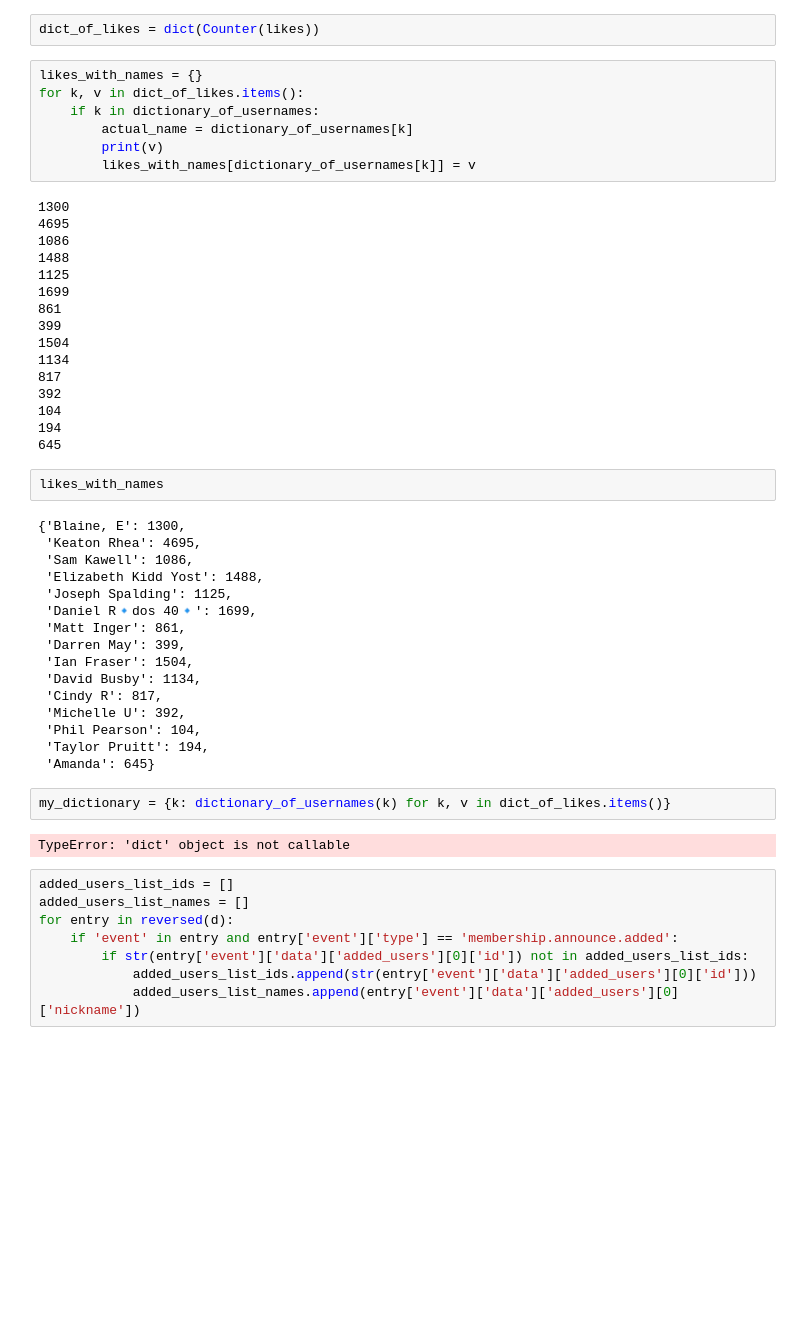
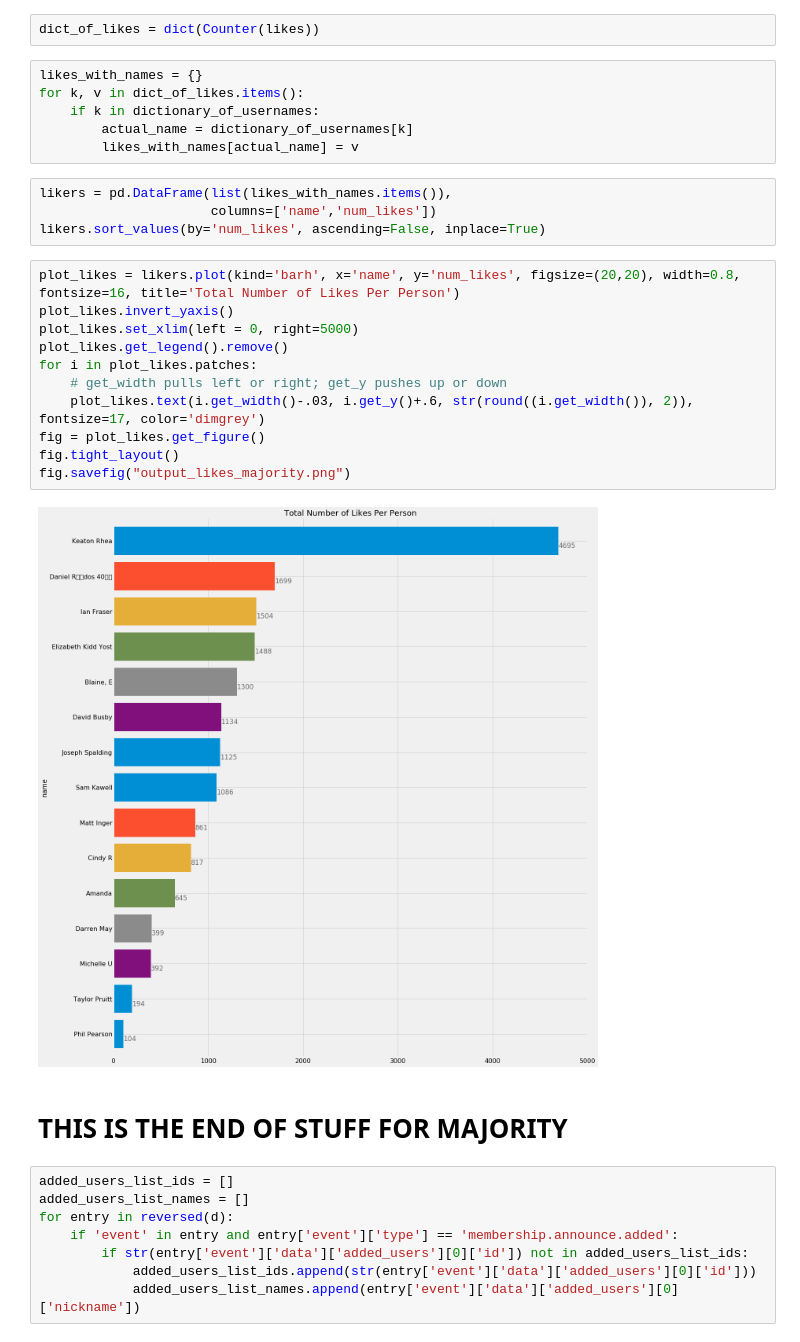
Before and after one commit to ianFraser858/group-me-analysis, a Jupyter notebook: group_me.ipynb, the cells around one changed output. Cells and saved outputs as stored; diff of their text form; blank space fills up the shorter version.

Commit message:
finished majority likes plot

```diff
--- a/group_me.ipynb
+++ b/group_me.ipynb
@@ -57,46 +55,26 @@ likes_with_names = {}
 for k, v in dict_of_likes.items():
     if k in dictionary_of_usernames:
         actual_name = dictionary_of_usernames[k]
-        print(v)
-        likes_with_names[dictionary_of_usernames[k]] = v
+        likes_with_names[actual_name] = v
-# %% [output]
-1300
-4695
-1086
-1488
-1125
-1699
-861
-399
-1504
-1134
-817
-392
-104
-194
-645
-# %%
-likes_with_names
-# %% [output]
-{'Blaine, E': 1300,
- 'Keaton Rhea': 4695,
- 'Sam Kawell': 1086,
- 'Elizabeth Kidd Yost': 1488,
- 'Joseph Spalding': 1125,
- 'Daniel R🔹️dos 40🔹️': 1699,
- 'Matt Inger': 861,
- 'Darren May': 399,
- 'Ian Fraser': 1504,
- 'David Busby': 1134,
- 'Cindy R': 817,
- 'Michelle U': 392,
- 'Phil Pearson': 104,
- 'Taylor Pruitt': 194,
- 'Amanda': 645}
-# %%
-my_dictionary = {k: dictionary_of_usernames(k) for k, v in dict_of_likes.items()}
-# %% [output]
-TypeError: 'dict' object is not callable
+# %%
+likers = pd.DataFrame(list(likes_with_names.items()),
+                      columns=['name','num_likes'])
+likers.sort_values(by='num_likes', ascending=False, inplace=True)
+# %%
+plot_likes = likers.plot(kind='barh', x='name', y='num_likes', figsize=(20,20), width=0.8, fontsize=16, title='Total Number of Likes Per Person')
+plot_likes.invert_yaxis()
+plot_likes.set_xlim(left = 0, right=5000)
+plot_likes.get_legend().remove()
+for i in plot_likes.patches:
+    # get_width pulls left or right; get_y pushes up or down
+    plot_likes.text(i.get_width()-.03, i.get_y()+.6, str(round((i.get_width()), 2)), fontsize=17, color='dimgrey')
+fig = plot_likes.get_figure()
+fig.tight_layout()
+fig.savefig("output_likes_majority.png")
+# %% [output]
+[figure, added]
+# %% [markdown]
+# THIS IS THE END OF STUFF FOR MAJORITY
 # %%
 added_users_list_ids = []
 added_users_list_names = []
```
Also changed, not shown: parts of 3 cells of this notebook, 2 other files.
